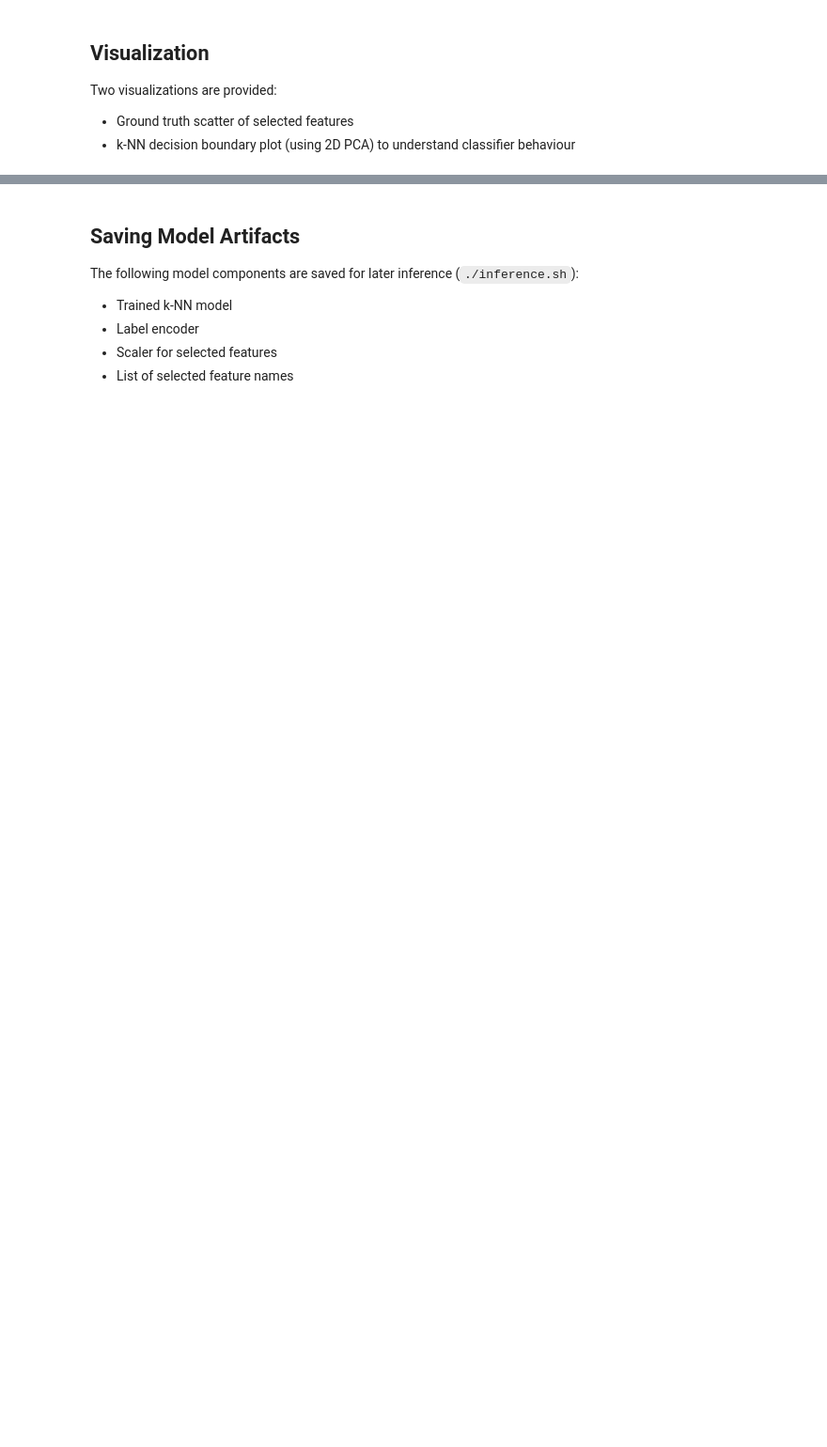
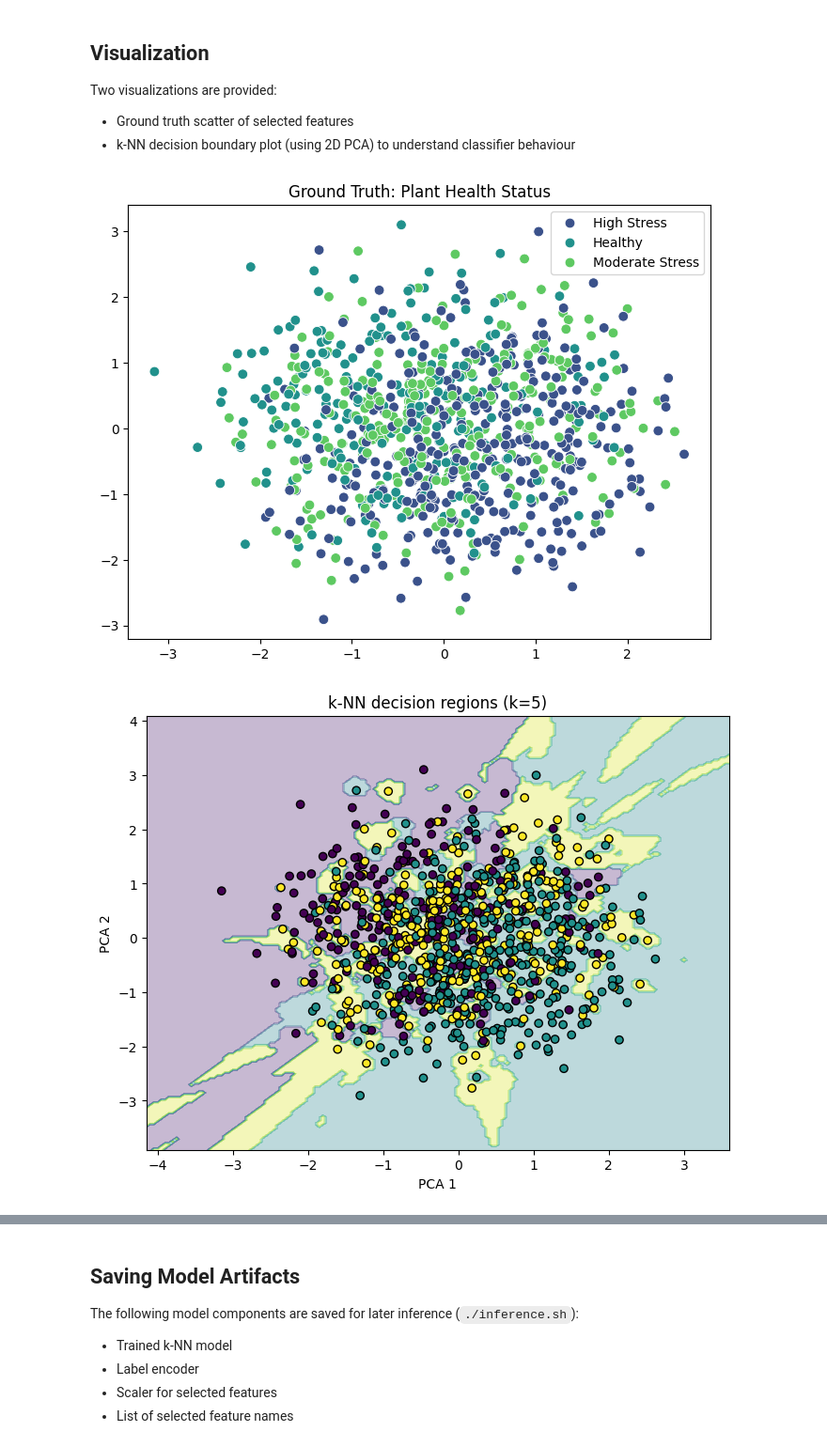
Before and after one commit to amenzies23/CMPT-459-Project, a Jupyter notebook: knn/train.ipynb, the cells around one changed output, grey strips where cells are left out. Shown at 94% size. Drawn from its saved outputs; the diff is of its cells as text; code cells hidden in the pictures; blank space fills up the shorter version.

```diff
--- a/knn/train.ipynb
+++ b/knn/train.ipynb
@@ -79,2 +99,13 @@ Feature selection is a crucial step as without performing feature selection (see
 # %%
-X_selected, selected_features = select_features(X_clean, y_clean, X_raw.columns, k=8)
+X_train_selected, selected_features = select_features(
+    X_train_clean,
+    y_train_clean,
+    X_train_raw.columns,
+    k=8
+)
+
+# Apply same feature selection to test set
+X_test_selected = pd.DataFrame(
+    scaler.transform(X_test_raw),
+    columns=X_train_raw.columns
+)[selected_features].values
@@ -85,9 +118,13 @@ Two visualizations are provided:
 - k-NN decision boundary plot (using 2D PCA) to understand classifier behaviour
 # %%
 selected_scaler = StandardScaler()
-X_selected_scaled = selected_scaler.fit_transform(X_selected)
-visualize_ground_truth(X_selected_scaled, y_clean, label_encoder)
-visualize_knn_decision_boundary(X_selected_scaled, y_clean, n_neighbors=5)
+X_train_selected_scaled = selected_scaler.fit_transform(X_train_selected)
+
+visualize_ground_truth(X_train_selected_scaled, y_train_clean, label_encoder)
+visualize_knn_decision_boundary(X_train_selected_scaled, y_train_clean, n_neighbors=5)
+# %% [output]
+[figure, added]
+[figure, added]
 # %% [markdown]
 ## Classification
 Here we train `K-NN` classifier with hyperparameter tuning where
```
Also changed, not shown: parts of 8 cells of this notebook, 4 other files.
